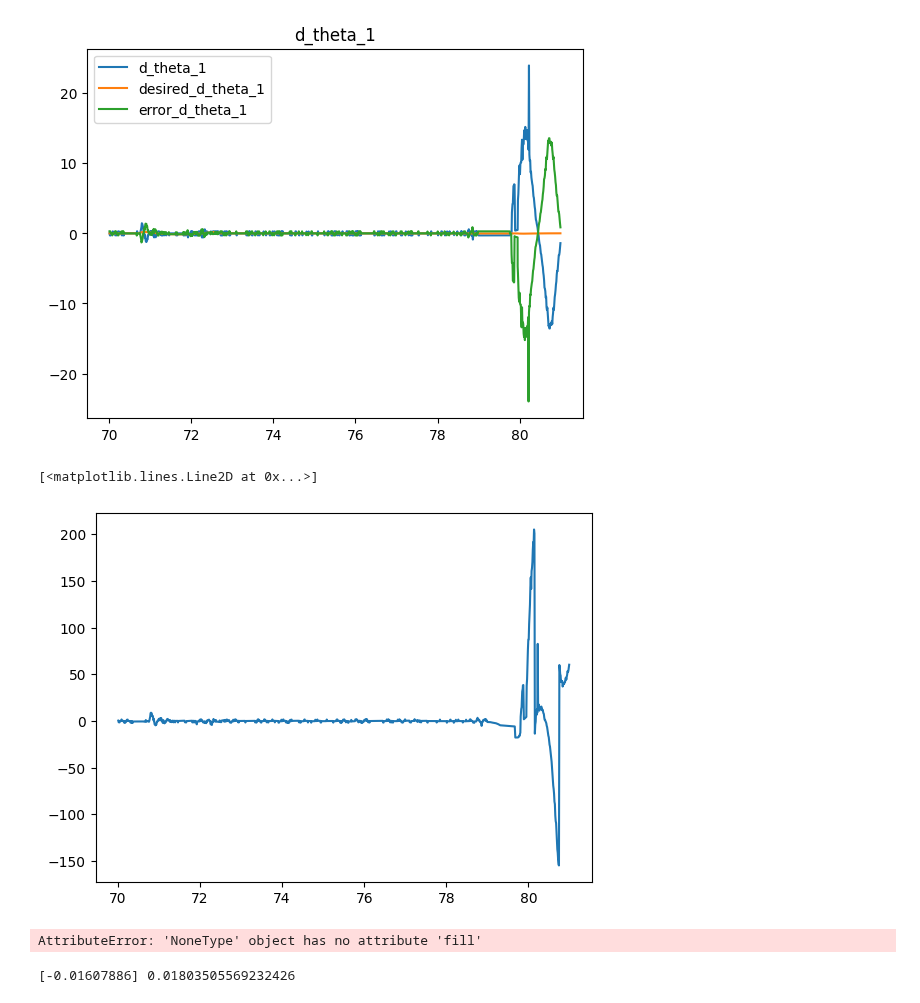
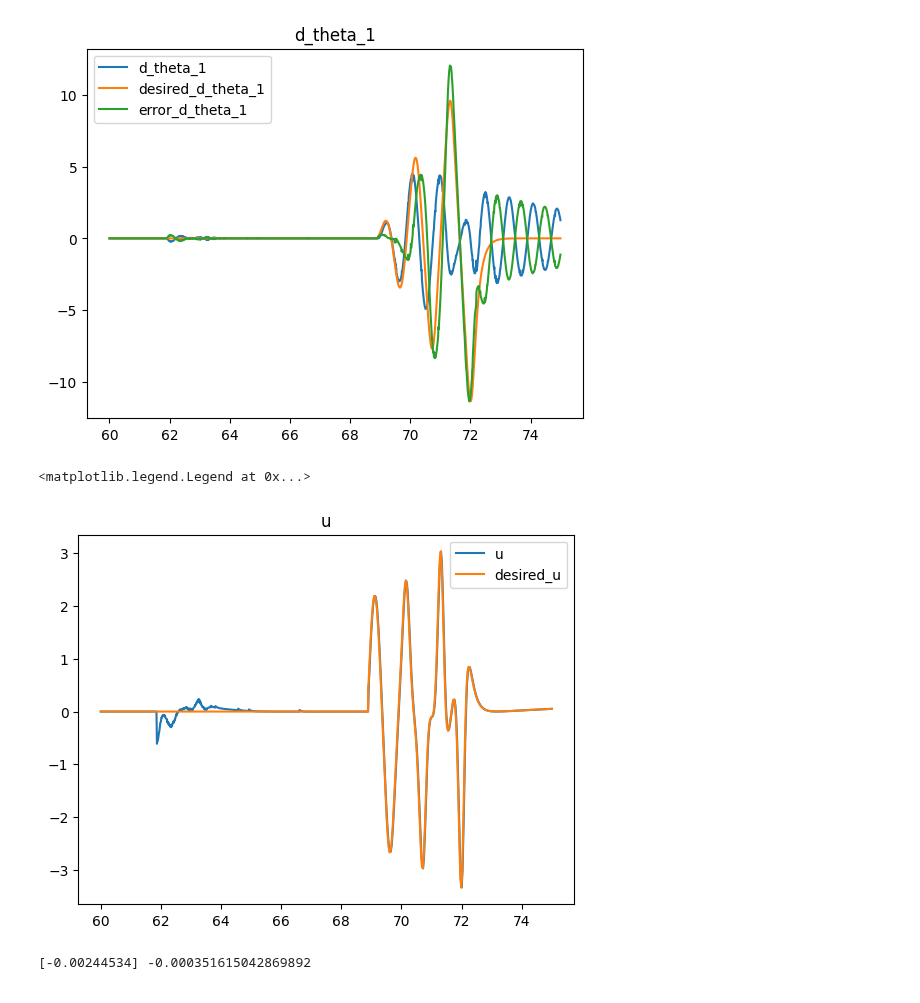
Before and after one commit to sackariaslunman/inverted-pendulum, a Jupyter notebook: src/python/test_linear_regression.ipynb, the cells around one changed output. Drawn from its saved outputs; the diff is of its cells as text; code cells hidden in the pictures.

```diff
--- a/src/python/test_linear_regression.ipynb
+++ b/src/python/test_linear_regression.ipynb
@@ -23,7 +23,7 @@ motor = StepperMotor(r, (-2.7, 2.7), 0.3, (-1.5, 1.5), 0.2)
 poles = [Pole(m1, l1, u_p1)]
 system = CartPoleStepperMotorSystem(cart, motor, poles, g)
 # %%
-df = pd.read_csv('data/up_t_0.csv')
+df = pd.read_csv('data/r_following.csv')
 print("Entries before filter: ", len(df))
 df = df.dropna()
 print("Entries after filter: ", len(df))
@@ -47,5 +47,5 @@ Entries after filter:  7635
 # %%
-df = df[(df['time'] >= 70) & (df['time'] <= 81)]
+df = df[(df['time'] >= 60) & (df['time'] <= 75)]
 
 time = df['time']
 columns = ["s", "d_s", "theta_1", "d_theta_1"]
@@ -67,5 +67,8 @@ for column_name in columns:
     plt.title(column_name)
     plt.show()
 
+plt.title("u")
 plt.plot(time, df['u'], label='u')
+plt.plot(time, df['desired_u'], label='desired_u')
+plt.legend()
 # %% [output]
@@ -75,6 +78,6 @@ plt.plot(time, df['u'], label='u')
-[figure, old version]
+[figure, new version]
-[<matplotlib.lines.Line2D at 0x...>]
+<matplotlib.legend.Legend at 0x...>
-[figure, old version]
+[figure, new version]
 # %%
 states = np.array(df[["s", "d_s", "theta_1", "d_theta_1"]])
 desired_states = np.array(df[["desired_s", "desired_d_s", "desired_theta_1", "desired_d_theta_1"]])
@@ -87,8 +90,6 @@ for state, desired_state in zip(states, desired_states):
         pass
     last_update = perf_counter()
 env.close()
-# %% [output]
-AttributeError: 'NoneType' object has no attribute 'fill'
 # %%
 
 theta_1 = df['theta_1'].to_numpy()[1:-1]
@@ -102,7 +103,7 @@ y = m1*l1/2*(g*np.sin(theta_1)-dd_s*np.cos(theta_1)-7*l1/2/3*dd_theta_1)
 model = LinearRegression().fit(X.reshape(-1, 1), y)
 print(model.coef_, model.intercept_)
 # %% [output]
-[-0.01607886] 0.01803505569232426
+[-0.00244534] -0.000351615042869892
 # %%
 y_calc = model.predict(X.reshape(-1, 1))
 time = time[1:-1]
```
Also changed, not shown: parts of 3 cells of this notebook, 14 other files.
